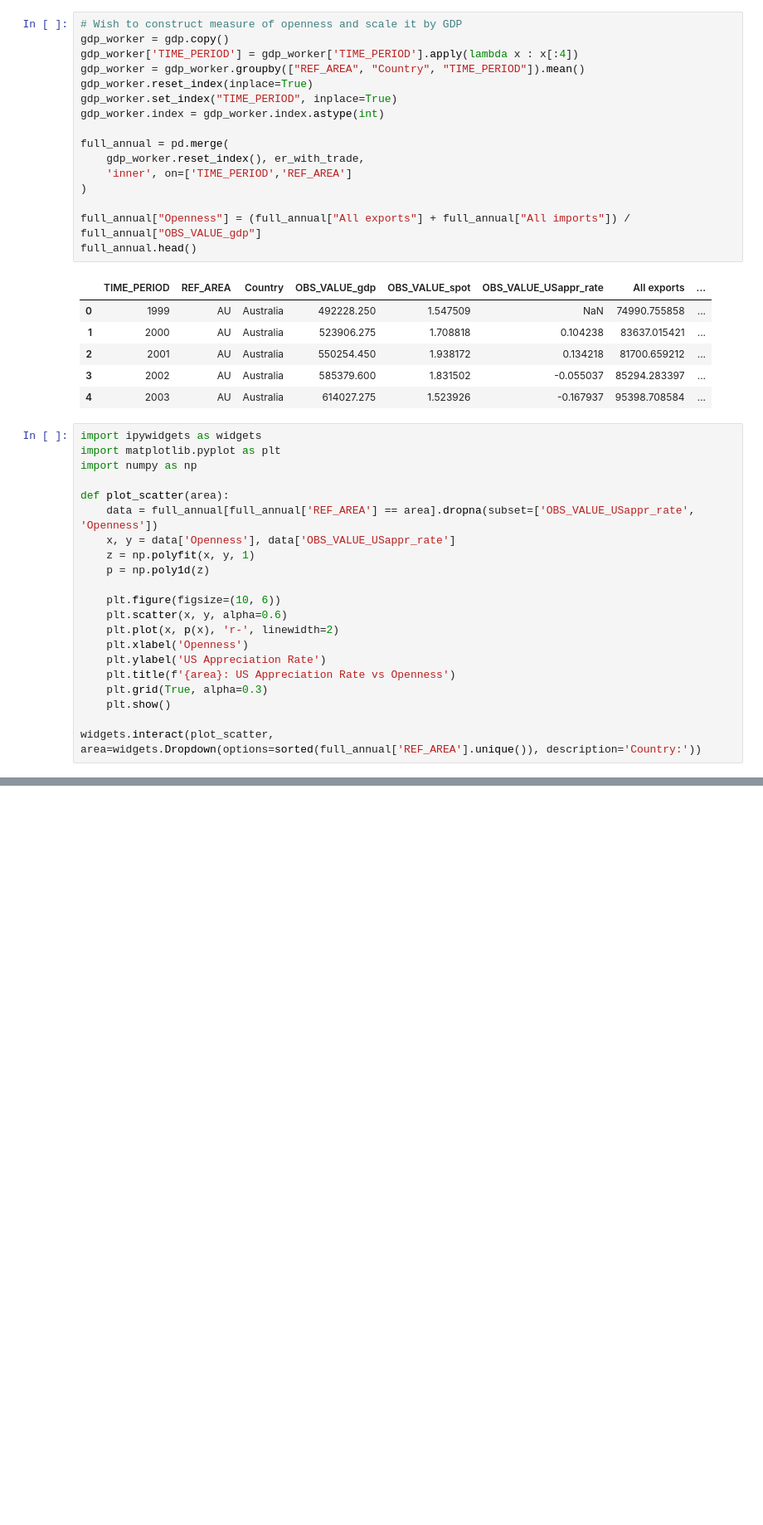
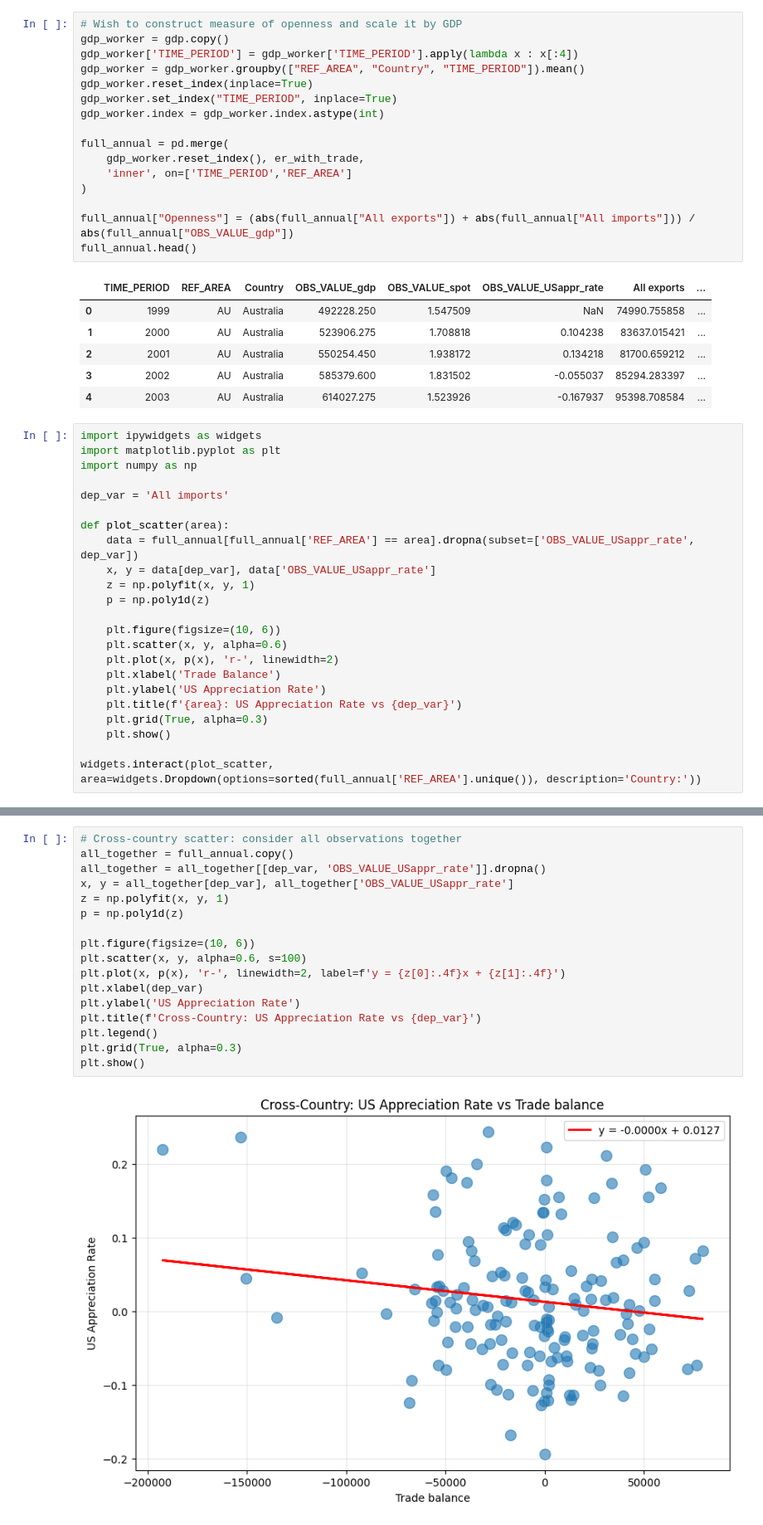
Before and after one commit to teopozzii/yields, a Jupyter notebook: main.ipynb, the cells around one changed output, grey strips where cells are left out. Shown: that part at 83% size. Drawn from its saved outputs; the diff is of its cells as text; blank space fills up the shorter version.

Commit message:
Create scatters on er-openness relationships

```diff
--- a/main.ipynb
+++ b/main.ipynb
@@ -193,7 +193,7 @@ full_annual = pd.merge(
     'inner', on=['TIME_PERIOD','REF_AREA']
 )
 
-full_annual["Openness"] = (full_annual["All exports"] + full_annual["All imports"]) / full_annual["OBS_VALUE_gdp"]
+full_annual["Openness"] = (abs(full_annual["All exports"]) + abs(full_annual["All imports"])) / abs(full_annual["OBS_VALUE_gdp"])
 full_annual.head()
 # %% [output]
 |  | TIME_PERIOD | REF_AREA | Country | OBS_VALUE_gdp | OBS_VALUE_spot | OBS_VALUE_USappr_rate | All exports | ... |
@@ -207,18 +207,20 @@ import ipywidgets as widgets
 import matplotlib.pyplot as plt
 import numpy as np
 
+dep_var = 'All imports'
+
 def plot_scatter(area):
-    data = full_annual[full_annual['REF_AREA'] == area].dropna(subset=['OBS_VALUE_USappr_rate', 'Openness'])
-    x, y = data['Openness'], data['OBS_VALUE_USappr_rate']
+    data = full_annual[full_annual['REF_AREA'] == area].dropna(subset=['OBS_VALUE_USappr_rate', dep_var])
+    x, y = data[dep_var], data['OBS_VALUE_USappr_rate']
     z = np.polyfit(x, y, 1)
     p = np.poly1d(z)
 
     plt.figure(figsize=(10, 6))
     plt.scatter(x, y, alpha=0.6)
     plt.plot(x, p(x), 'r-', linewidth=2)
-    plt.xlabel('Openness')
+    plt.xlabel('Trade Balance')
     plt.ylabel('US Appreciation Rate')
-    plt.title(f'{area}: US Appreciation Rate vs Openness')
+    plt.title(f'{area}: US Appreciation Rate vs {dep_var}')
     plt.grid(True, alpha=0.3)
     plt.show()
 
@@ -225,0 +231,19 @@ widgets.interact(plot_scatter, area=widgets.Dropdown(options=sorted(full_annual[
+# %%
+# Cross-country scatter: consider all observations together
+all_together = full_annual.copy()
+all_together = all_together[[dep_var, 'OBS_VALUE_USappr_rate']].dropna()
+x, y = all_together[dep_var], all_together['OBS_VALUE_USappr_rate']
+z = np.polyfit(x, y, 1)
+p = np.poly1d(z)
+
+plt.figure(figsize=(10, 6))
+plt.scatter(x, y, alpha=0.6, s=100)
+plt.plot(x, p(x), 'r-', linewidth=2, label=f'y = {z[0]:.4f}x + {z[1]:.4f}')
+plt.xlabel(dep_var)
+plt.ylabel('US Appreciation Rate')
+plt.title(f'Cross-Country: US Appreciation Rate vs {dep_var}')
+plt.legend()
+plt.grid(True, alpha=0.3)
+plt.show()
+# %% [output]
+[figure, added]
```
Also changed, not shown: parts of 4 cells of this notebook, 2 other files.
